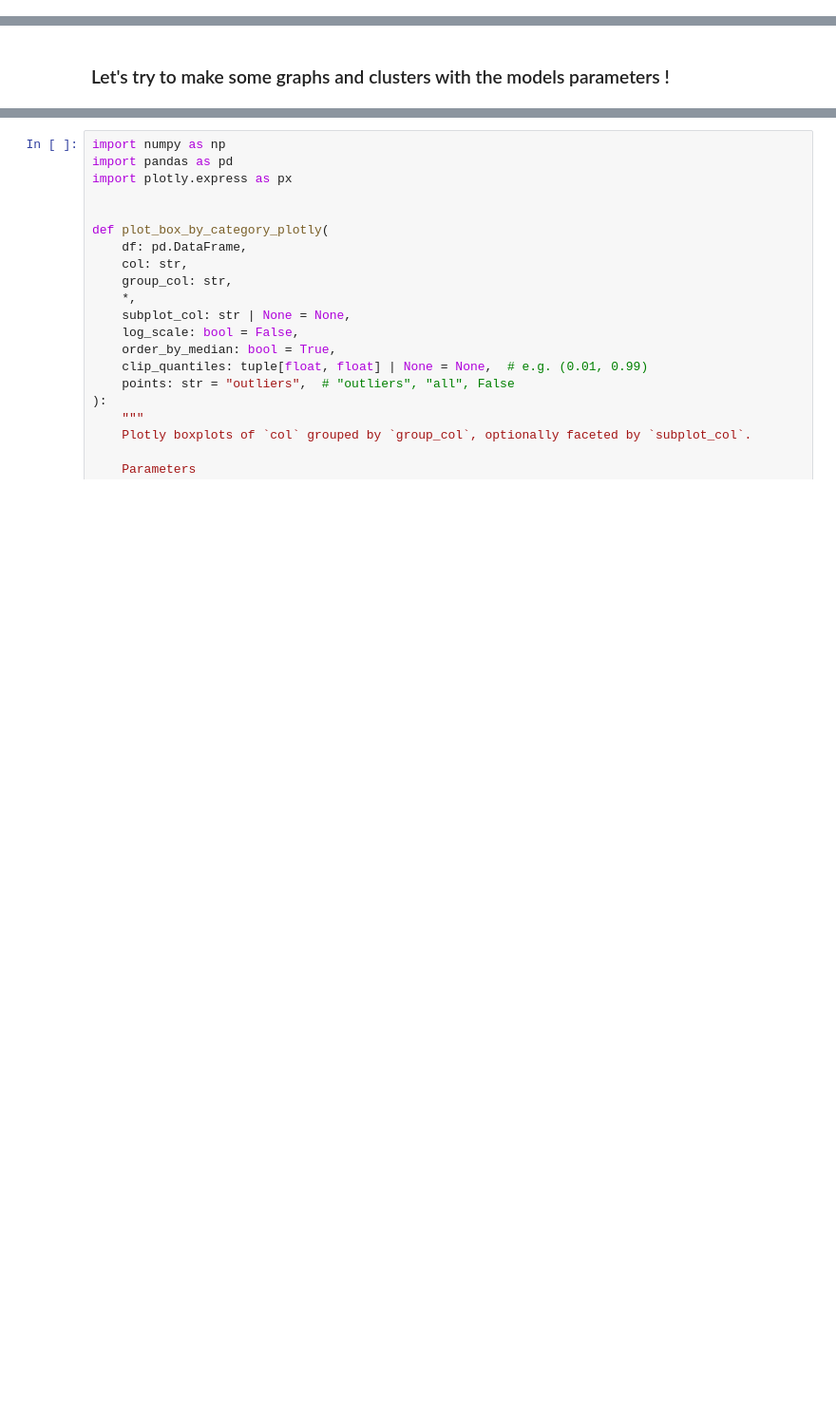
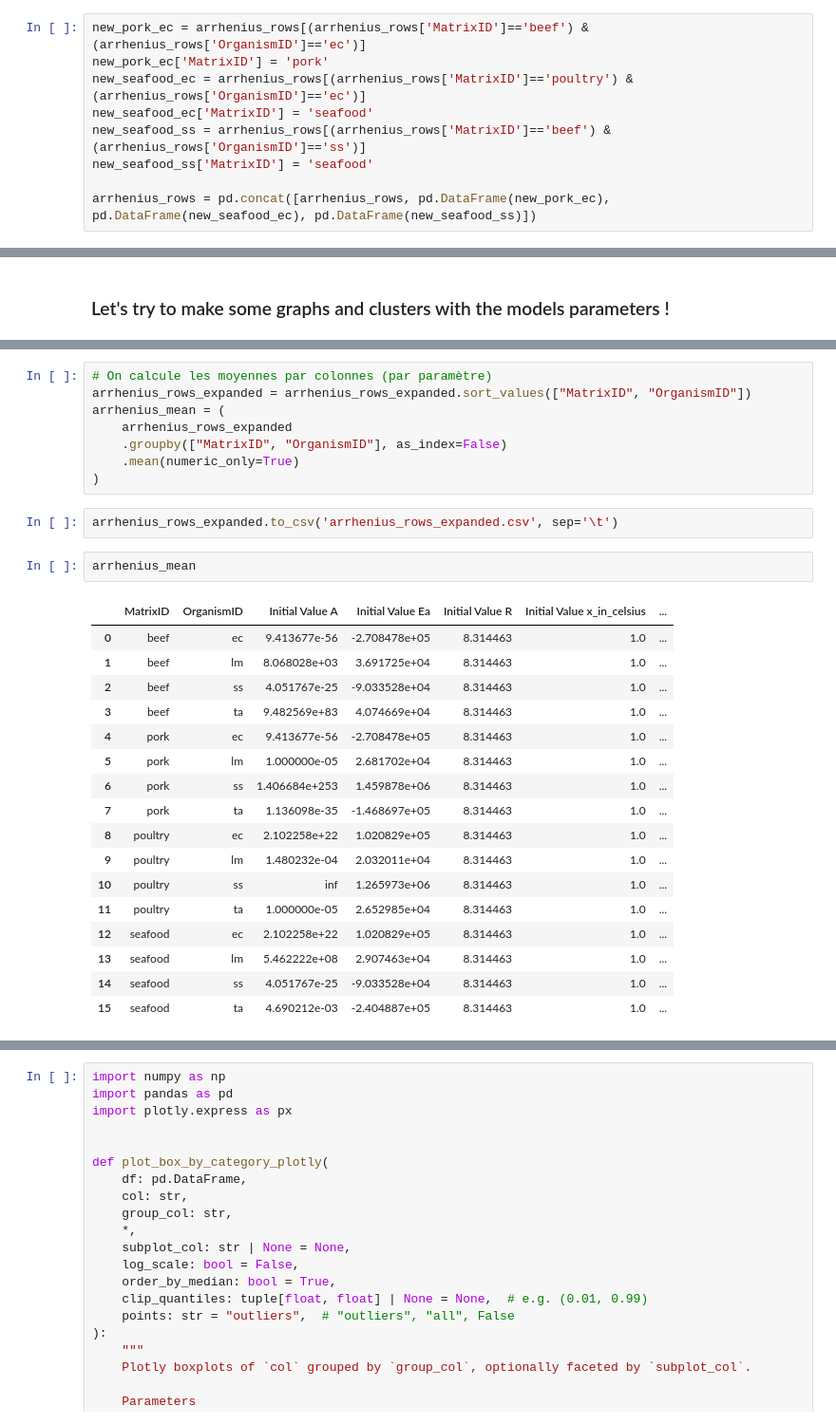
Before and after one commit to lulutinee/safer_food, a Jupyter notebook: notebooks/JYL_sandbox.ipynb, the cells around one changed output, grey strips where cells are left out. Shown at 95% size. Cells and saved outputs as stored; diff of their text form; blank space fills up the shorter version.

```diff
--- a/notebooks/JYL_sandbox.ipynb
+++ b/notebooks/JYL_sandbox.ipynb
@@ -1550,0 +1576,9 @@ arrhenius_rows.head()
+# %%
+new_pork_ec = arrhenius_rows[(arrhenius_rows['MatrixID']=='beef') & (arrhenius_rows['OrganismID']=='ec')]
+new_pork_ec['MatrixID'] = 'pork'
+new_seafood_ec = arrhenius_rows[(arrhenius_rows['MatrixID']=='poultry') & (arrhenius_rows['OrganismID']=='ec')]
+new_seafood_ec['MatrixID'] = 'seafood'
+new_seafood_ss = arrhenius_rows[(arrhenius_rows['MatrixID']=='beef') & (arrhenius_rows['OrganismID']=='ss')]
+new_seafood_ss['MatrixID'] = 'seafood'
+
+arrhenius_rows = pd.concat([arrhenius_rows, pd.DataFrame(new_pork_ec), pd.DataFrame(new_seafood_ec), pd.DataFrame(new_seafood_ss)])
@@ -1572,3 +1650,33 @@ arrhenius_rows_expanded.head()
 | 2 | ec | poultry | chicken breast | 1.000000e-05 | 2.652985e+04 | 8.314463 | ... |
 | 3 | lm | poultry | chicken breast | 1.480232e-04 | 2.032011e+04 | 8.314463 | ... |
 | 4 | ss | poultry | chicken breast | inf | 2.180192e+06 | 8.314463 | ... |
+# %%
+# On calcule les moyennes par colonnes (par paramètre)
+arrhenius_rows_expanded = arrhenius_rows_expanded.sort_values(["MatrixID", "OrganismID"])
+arrhenius_mean = (
+    arrhenius_rows_expanded
+    .groupby(["MatrixID", "OrganismID"], as_index=False)
+    .mean(numeric_only=True)
+)
+# %%
+arrhenius_rows_expanded.to_csv('arrhenius_rows_expanded.csv', sep='\t')
+# %%
+arrhenius_mean
+# %% [output]
+|  | MatrixID | OrganismID | Initial Value A | Initial Value Ea | Initial Value R | Initial Value x_in_celsius | ... |
+| 0 | beef | ec | 9.413677e-56 | -2.708478e+05 | 8.314463 | 1.0 | ... |
+| 1 | beef | lm | 8.068028e+03 | 3.691725e+04 | 8.314463 | 1.0 | ... |
+| 2 | beef | ss | 4.051767e-25 | -9.033528e+04 | 8.314463 | 1.0 | ... |
+| 3 | beef | ta | 9.482569e+83 | 4.074669e+04 | 8.314463 | 1.0 | ... |
+| 4 | pork | ec | 9.413677e-56 | -2.708478e+05 | 8.314463 | 1.0 | ... |
+| 5 | pork | lm | 1.000000e-05 | 2.681702e+04 | 8.314463 | 1.0 | ... |
+| 6 | pork | ss | 1.406684e+253 | 1.459878e+06 | 8.314463 | 1.0 | ... |
+| 7 | pork | ta | 1.136098e-35 | -1.468697e+05 | 8.314463 | 1.0 | ... |
+| 8 | poultry | ec | 2.102258e+22 | 1.020829e+05 | 8.314463 | 1.0 | ... |
+| 9 | poultry | lm | 1.480232e-04 | 2.032011e+04 | 8.314463 | 1.0 | ... |
+| 10 | poultry | ss | inf | 1.265973e+06 | 8.314463 | 1.0 | ... |
+| 11 | poultry | ta | 1.000000e-05 | 2.652985e+04 | 8.314463 | 1.0 | ... |
+| 12 | seafood | ec | 2.102258e+22 | 1.020829e+05 | 8.314463 | 1.0 | ... |
+| 13 | seafood | lm | 5.462222e+08 | 2.907463e+04 | 8.314463 | 1.0 | ... |
+| 14 | seafood | ss | 4.051767e-25 | -9.033528e+04 | 8.314463 | 1.0 | ... |
+| 15 | seafood | ta | 4.690212e-03 | -2.404887e+05 | 8.314463 | 1.0 | ... |
```
Also changed, not shown: parts of 20 cells of this notebook, 2 other files.
